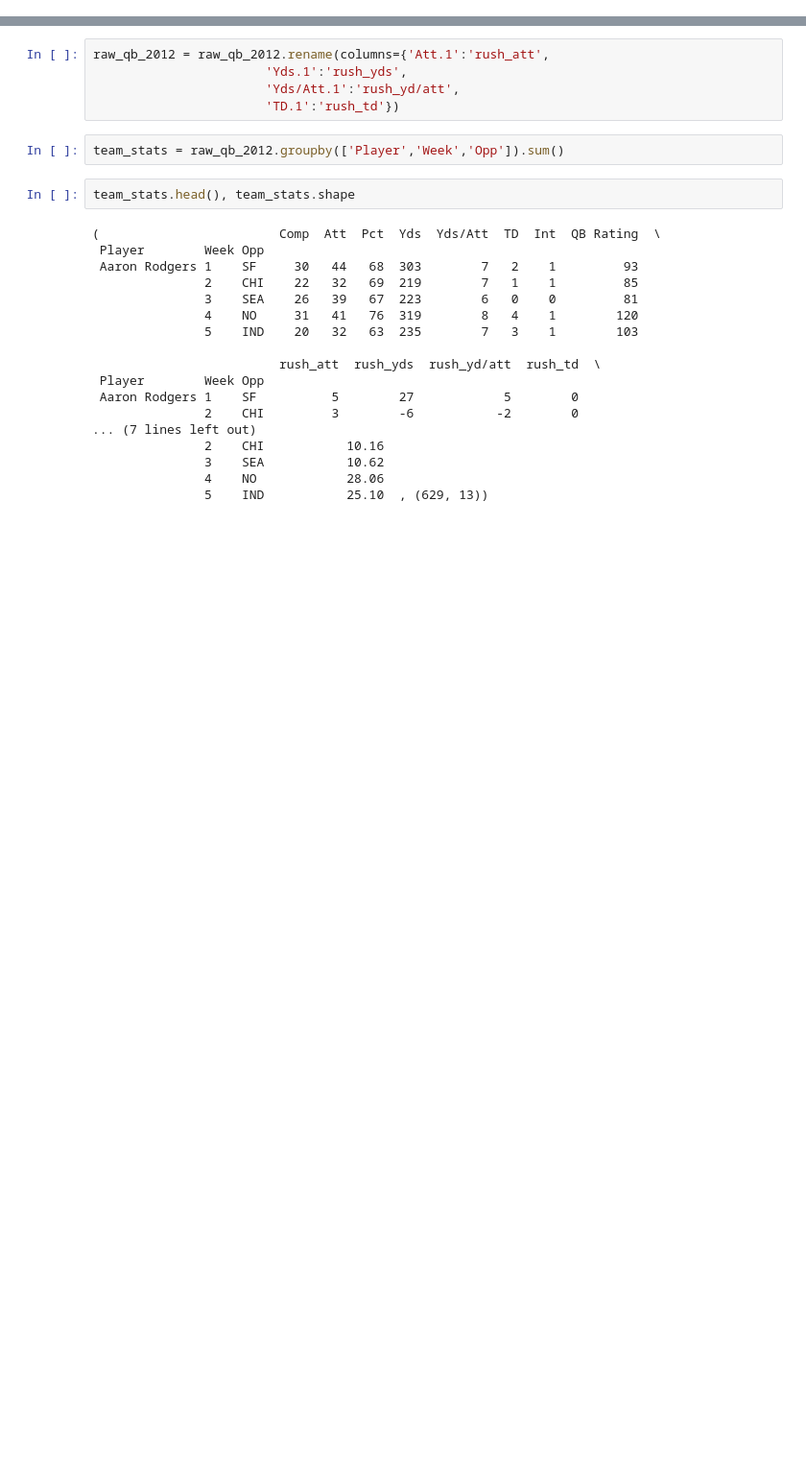
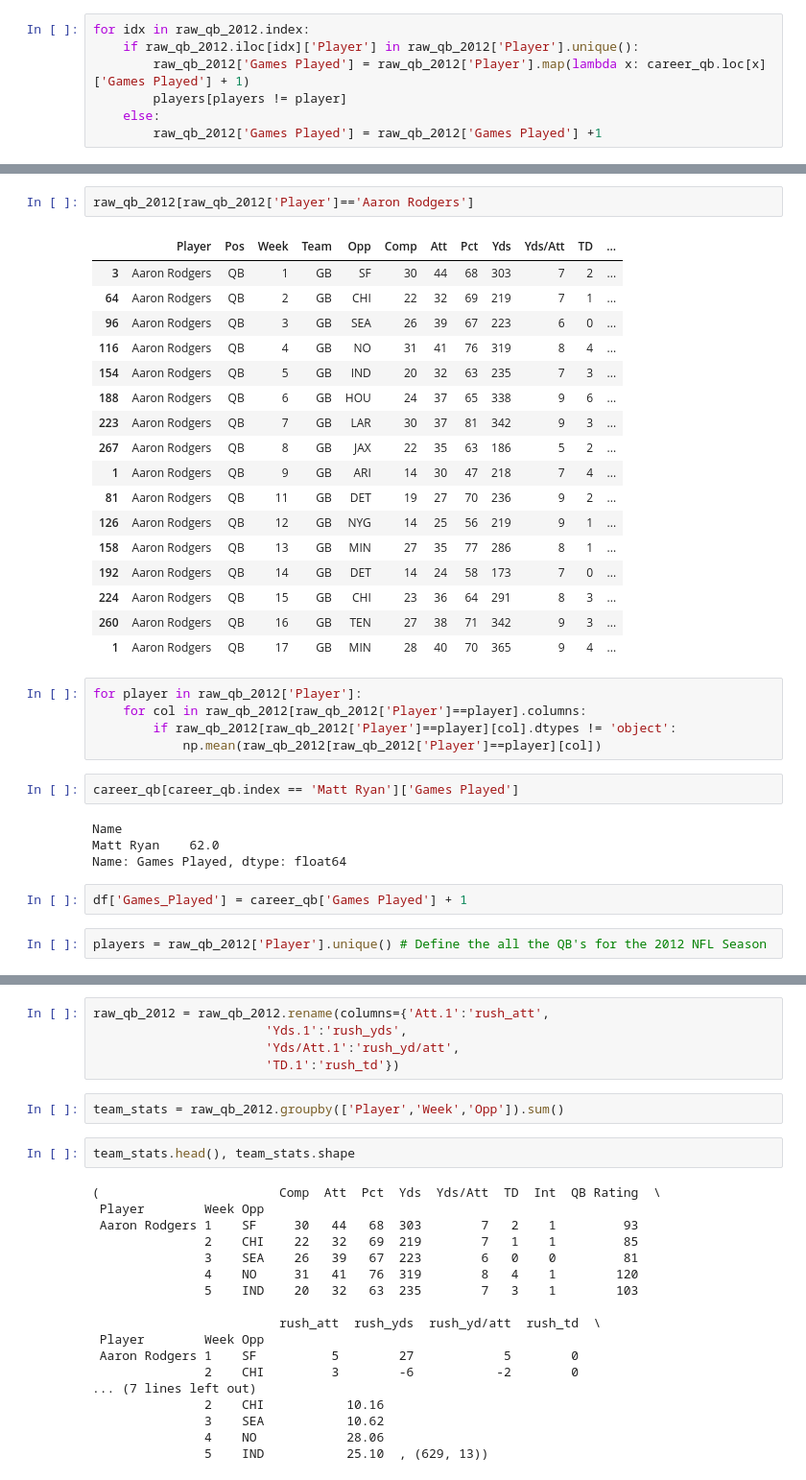
Before and after one commit to bobbdyai73/draftkings, a Jupyter notebook: qb_career_training_df.ipynb, the cells around one changed output, grey strips where cells are left out. Shown: that part at 96% size. Drawn from its saved outputs; the diff is of its cells as text; blank space fills up the shorter version.

```diff
--- a/qb_career_training_df.ipynb
+++ b/qb_career_training_df.ipynb
@@ -12,3 +88,10 @@ raw_qb_2012.drop('Rk', axis =1, inplace = True)
 raw_qb_2012.shape
 # %% [output]
 (629, 18)
+# %%
+for idx in raw_qb_2012.index:
+    if raw_qb_2012.iloc[idx]['Player'] in raw_qb_2012['Player'].unique():
+        raw_qb_2012['Games Played'] = raw_qb_2012['Player'].map(lambda x: career_qb.loc[x]['Games Played'] + 1)
+        players[players != player]
+    else:
+        raw_qb_2012['Games Played'] = raw_qb_2012['Games Played'] +1
@@ -23,0 +134,35 @@ raw_qb_2012.head()
+# %%
+raw_qb_2012[raw_qb_2012['Player']=='Aaron Rodgers']
+# %% [output]
+|  | Player | Pos | Week | Team | Opp | Comp | Att | Pct | Yds | Yds/Att | TD | ... |
+| 3 | Aaron Rodgers | QB | 1 | GB | SF | 30 | 44 | 68 | 303 | 7 | 2 | ... |
+| 64 | Aaron Rodgers | QB | 2 | GB | CHI | 22 | 32 | 69 | 219 | 7 | 1 | ... |
+| 96 | Aaron Rodgers | QB | 3 | GB | SEA | 26 | 39 | 67 | 223 | 6 | 0 | ... |
+| 116 | Aaron Rodgers | QB | 4 | GB | NO | 31 | 41 | 76 | 319 | 8 | 4 | ... |
+| 154 | Aaron Rodgers | QB | 5 | GB | IND | 20 | 32 | 63 | 235 | 7 | 3 | ... |
+| 188 | Aaron Rodgers | QB | 6 | GB | HOU | 24 | 37 | 65 | 338 | 9 | 6 | ... |
+| 223 | Aaron Rodgers | QB | 7 | GB | LAR | 30 | 37 | 81 | 342 | 9 | 3 | ... |
+| 267 | Aaron Rodgers | QB | 8 | GB | JAX | 22 | 35 | 63 | 186 | 5 | 2 | ... |
+| 1 | Aaron Rodgers | QB | 9 | GB | ARI | 14 | 30 | 47 | 218 | 7 | 4 | ... |
+| 81 | Aaron Rodgers | QB | 11 | GB | DET | 19 | 27 | 70 | 236 | 9 | 2 | ... |
+| 126 | Aaron Rodgers | QB | 12 | GB | NYG | 14 | 25 | 56 | 219 | 9 | 1 | ... |
+| 158 | Aaron Rodgers | QB | 13 | GB | MIN | 27 | 35 | 77 | 286 | 8 | 1 | ... |
+| 192 | Aaron Rodgers | QB | 14 | GB | DET | 14 | 24 | 58 | 173 | 7 | 0 | ... |
+| 224 | Aaron Rodgers | QB | 15 | GB | CHI | 23 | 36 | 64 | 291 | 8 | 3 | ... |
+| 260 | Aaron Rodgers | QB | 16 | GB | TEN | 27 | 38 | 71 | 342 | 9 | 3 | ... |
+| 1 | Aaron Rodgers | QB | 17 | GB | MIN | 28 | 40 | 70 | 365 | 9 | 4 | ... |
+# %%
+for player in raw_qb_2012['Player']:
+    for col in raw_qb_2012[raw_qb_2012['Player']==player].columns:
+        if raw_qb_2012[raw_qb_2012['Player']==player][col].dtypes != 'object':
+            np.mean(raw_qb_2012[raw_qb_2012['Player']==player][col])
+# %%
+career_qb[career_qb.index == 'Matt Ryan']['Games Played']
+# %% [output]
+Name
+Matt Ryan    62.0
+Name: Games Played, dtype: float64
+# %%
+df['Games_Played'] = career_qb['Games Played'] + 1
+# %%
+players = raw_qb_2012['Player'].unique() # Define the all the QB's for the 2012 NFL Season
```
Also changed, not shown: parts of 32 cells of this notebook, 3 other files.
